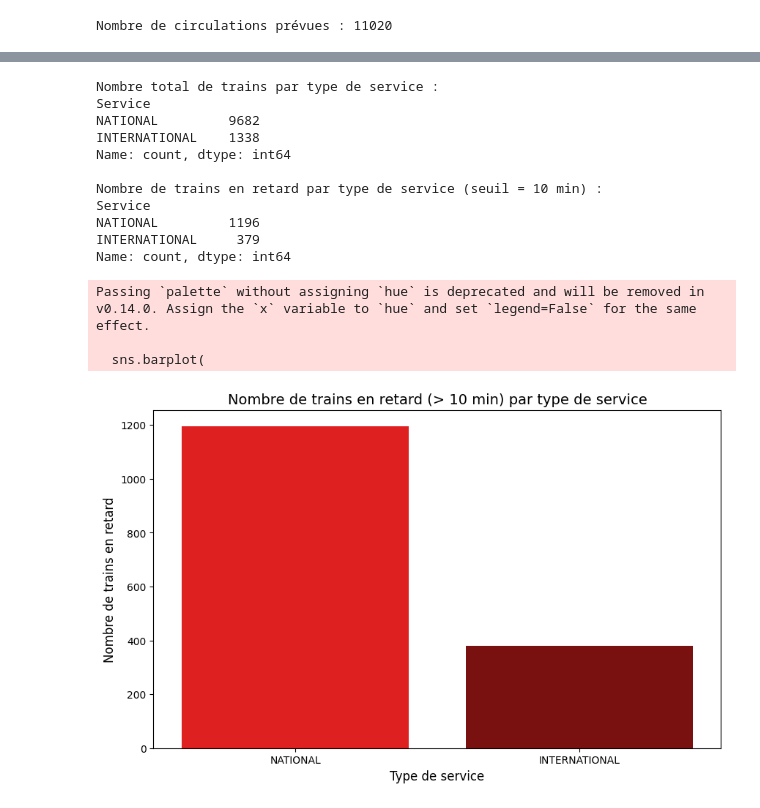
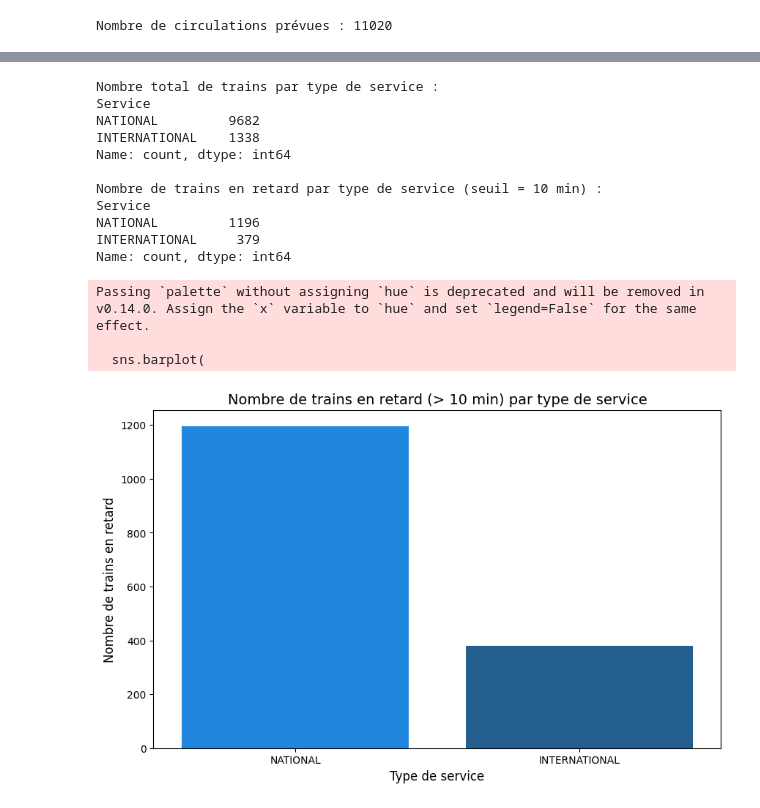
Before and after one commit to MeghCH/Tardis, a Jupyter notebook: tardis_eda.ipynb, the cells around one changed output, grey strips where cells are left out. Saved outputs shown, nothing was run; the diff lists cells and outputs as text; code cells hidden in the pictures.

```diff
--- a/tardis_eda.ipynb
+++ b/tardis_eda.ipynb
@@ -439,35 +435,35 @@ df["en_retard"] = (df[colonne_retard] > seuil_retard).astype(int)
 # Compte les trains en retard par type de service
 nombre_retards_par_service = df[df["en_retard"] == 1][colonne_service].value_counts()
 print("\nNombre de trains en retard par type de service (seuil = 10 min) :")
 print(nombre_retards_par_service)
 
 # Visualisation
 plt.figure(figsize=(10, 6))
 sns.barplot(
     x=nombre_retards_par_service.index,
     y=nombre_retards_par_service.values,
-    palette=["red", "darkred"]
+    palette=["#008aff", "#1361a1"]
 )
 plt.title(f"Nombre de trains en retard (> {seuil_retard} min) par type de service", fontsize=14)
 plt.xlabel("Type de service", fontsize=12)
 plt.ylabel("Nombre de trains en retard", fontsize=12)
 plt.show()
 # %% [output]
 Nombre total de trains par type de service :
 Service
 NATIONAL         9682
 INTERNATIONAL    1338
 Name: count, dtype: int64
 
 Nombre de trains en retard par type de service (seuil = 10 min) :
 Service
 NATIONAL         1196
 INTERNATIONAL     379
 Name: count, dtype: int64
 Passing `palette` without assigning `hue` is deprecated and will be removed in v0.14.0. Assign the `x` variable to `hue` and set `legend=False` for the same effect.
 
   sns.barplot(
-[figure, old version]
+[figure, new version]
 # %%
 # Vérifie les noms des colonnes
 print("Colonnes disponibles :")
```
Also changed, not shown: parts of 6 cells of this notebook, 1 other file.
